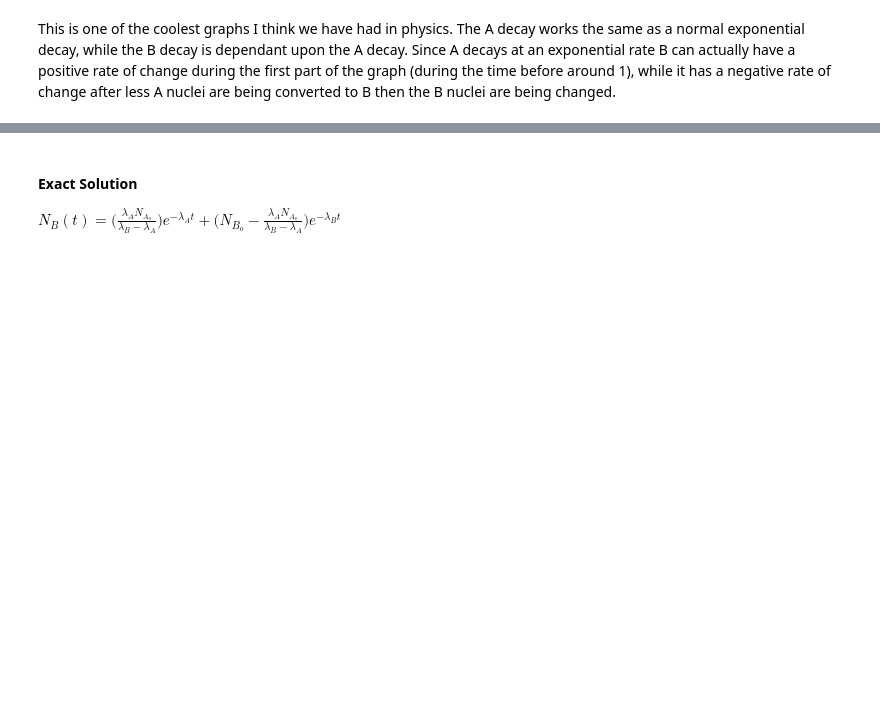
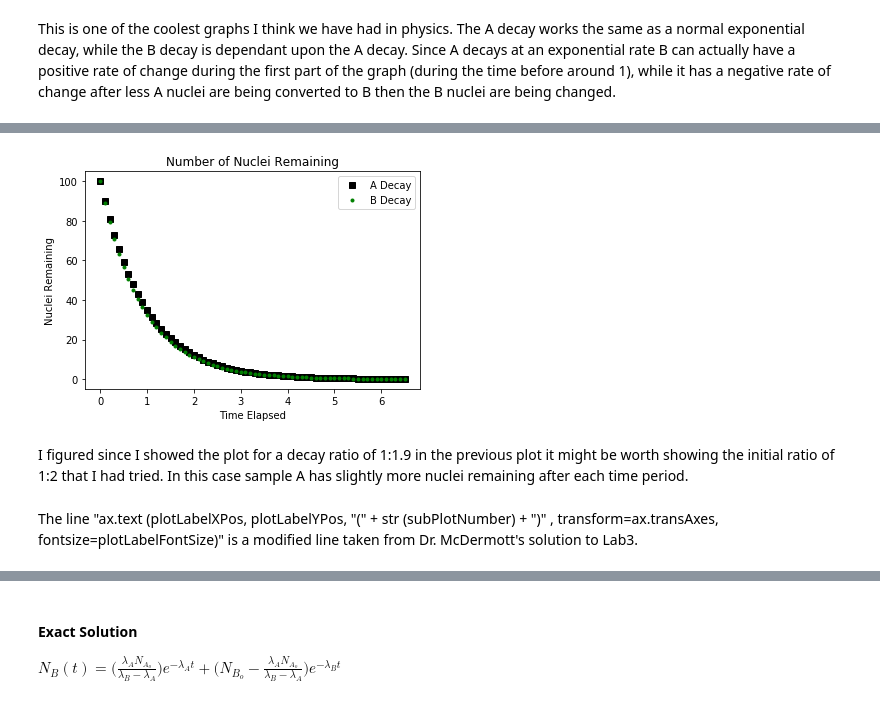
Before and after one commit to DannieWright/Labs, a Jupyter notebook: Lab3/Lab3.ipynb, the cells around one changed output, grey strips where cells are left out. Saved outputs shown, nothing was run; the diff lists cells and outputs as text; code cells hidden in the pictures; blank space fills up the shorter version.

Commit message:
Should be all done with corrections

```diff
--- a/Lab3/Lab3.ipynb
+++ b/Lab3/Lab3.ipynb
@@ -199,0 +214,16 @@ This is a fairly interesting ratio of $\frac{\lambda_A}{\lambda_B}$. As a result
+# %%
+#CORRECTION - added another plot to show what decay ratio of A:B = 1:2 looks like
+#test values to plot
+numInitialA = 100
+numInitialB = 100
+decayConstA = 1
+decayConstB = 2
+timeStepAB = 0.1
+
+#plot test values
+printABChange (numInitialA, numInitialB, decayConstA, decayConstB, timeStepAB)
+#END CORRECTION
+# %% [output]
+[figure, added]
+# %% [markdown]
+I figured since I showed the plot for a decay ratio of 1:1.9 in the previous plot it might be worth showing the initial ratio of 1:2 that I had tried. In this case sample A has slightly more nuclei remaining after each time period.
@@ -199,0 +270,2 @@ This is a fairly interesting ratio of $\frac{\lambda_A}{\lambda_B}$. As a result
+# %% [markdown]
+The line "ax.text (plotLabelXPos, plotLabelYPos, "(" + str (subPlotNumber) + ")" , transform=ax.transAxes, fontsize=plotLabelFontSize)" is a modified line taken from Dr. McDermott's solution to Lab3.
```
Also changed, not shown: parts of 17 cells of this notebook.
